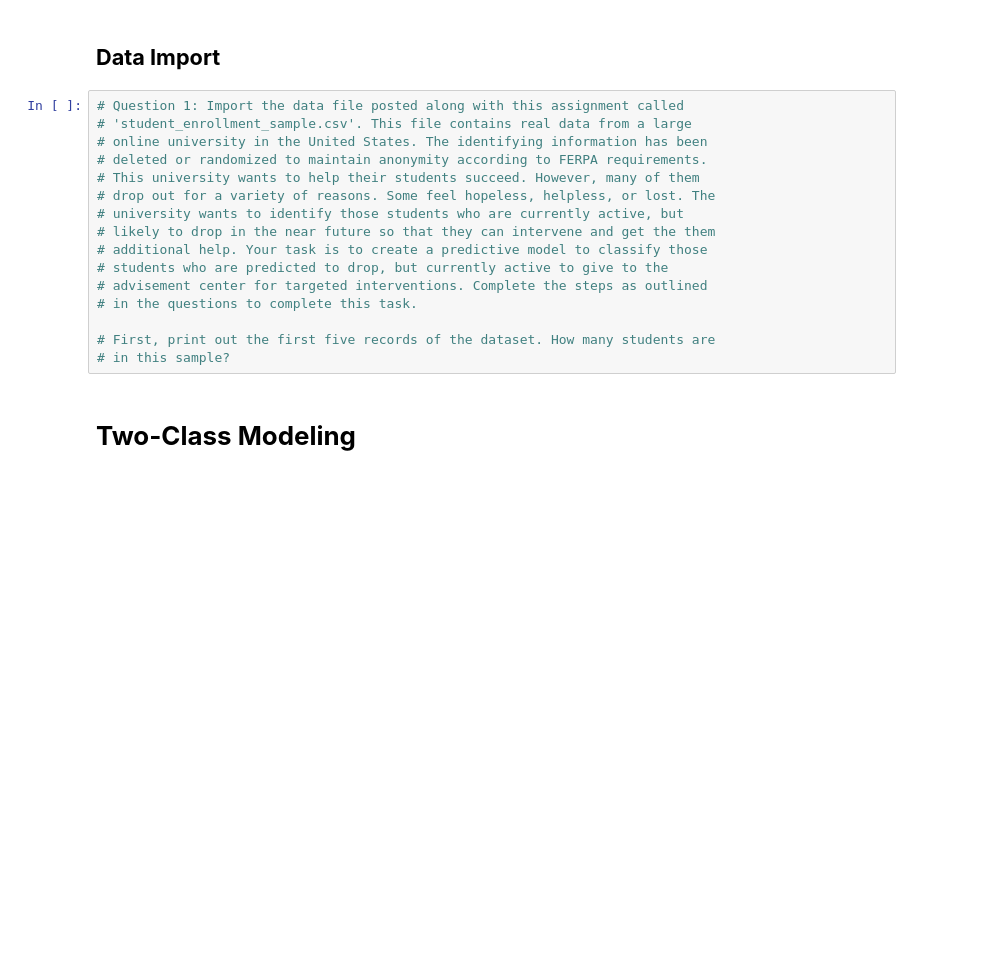
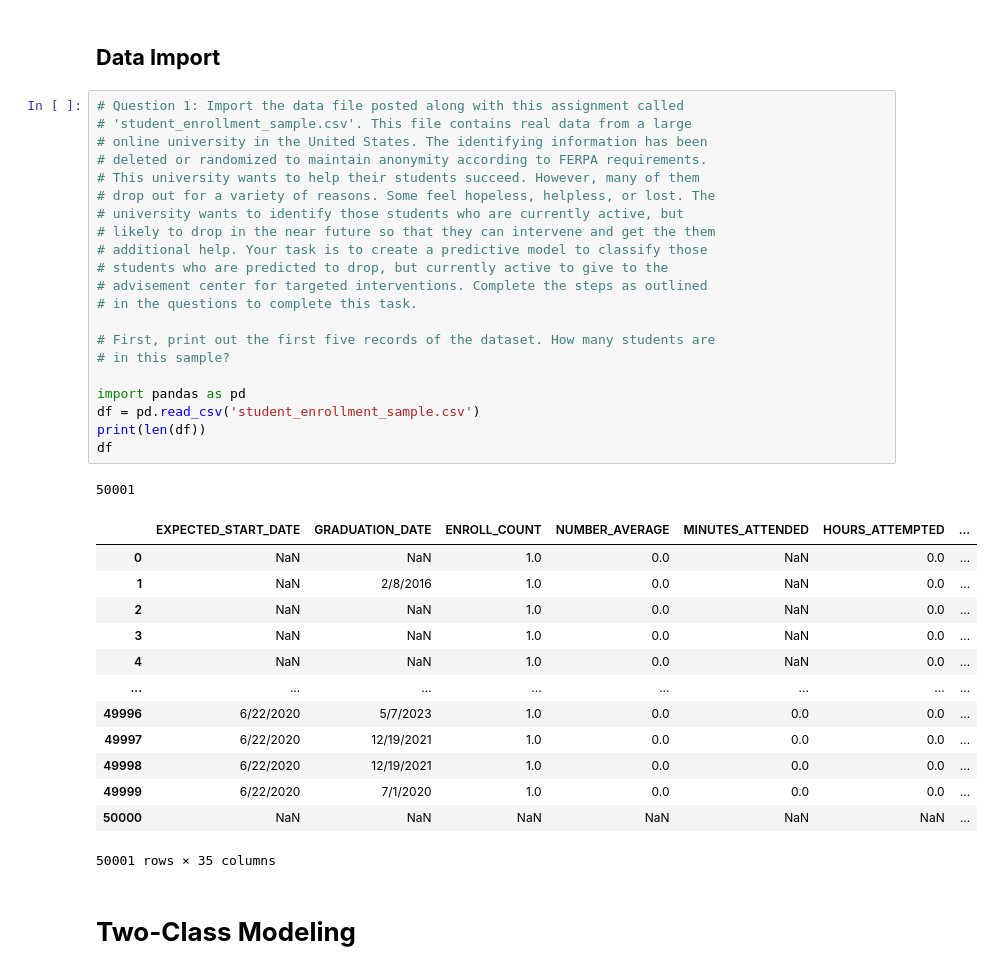
Before and after one commit to idayley/IS455, a Jupyter notebook: 1 Checkpoints/9 Categorical/Checkpoint_DT.ipynb, the cells around one changed output. Cells and saved outputs as stored; diff of their text form; blank space fills up the shorter version.

```diff
--- a/1 Checkpoints/9 Categorical/Checkpoint_DT.ipynb
+++ b/1 Checkpoints/9 Categorical/Checkpoint_DT.ipynb
@@ -33,19 +31,39 @@ df
 # %%
 # Question 1: Import the data file posted along with this assignment called
 # 'student_enrollment_sample.csv'. This file contains real data from a large
 # online university in the United States. The identifying information has been
 # deleted or randomized to maintain anonymity according to FERPA requirements.
 # This university wants to help their students succeed. However, many of them
 # drop out for a variety of reasons. Some feel hopeless, helpless, or lost. The
 # university wants to identify those students who are currently active, but
 # likely to drop in the near future so that they can intervene and get the them
 # additional help. Your task is to create a predictive model to classify those
 # students who are predicted to drop, but currently active to give to the
 # advisement center for targeted interventions. Complete the steps as outlined
 # in the questions to complete this task.
 
 # First, print out the first five records of the dataset. How many students are
 # in this sample?
+
+import pandas as pd
+df = pd.read_csv('student_enrollment_sample.csv')
+print(len(df))
+df
+# %% [output]
+50001
+|  | EXPECTED_START_DATE | GRADUATION_DATE | ENROLL_COUNT | NUMBER_AVERAGE | MINUTES_ATTENDED | HOURS_ATTEMPTED | ... |
+| 0 | NaN | NaN | 1.0 | 0.0 | NaN | 0.0 | ... |
+| 1 | NaN | 2/8/2016 | 1.0 | 0.0 | NaN | 0.0 | ... |
+| 2 | NaN | NaN | 1.0 | 0.0 | NaN | 0.0 | ... |
+| 3 | NaN | NaN | 1.0 | 0.0 | NaN | 0.0 | ... |
+| 4 | NaN | NaN | 1.0 | 0.0 | NaN | 0.0 | ... |
+| ... | ... | ... | ... | ... | ... | ... | ... |
+| 49996 | 6/22/2020 | 5/7/2023 | 1.0 | 0.0 | 0.0 | 0.0 | ... |
+| 49997 | 6/22/2020 | 12/19/2021 | 1.0 | 0.0 | 0.0 | 0.0 | ... |
+| 49998 | 6/22/2020 | 12/19/2021 | 1.0 | 0.0 | 0.0 | 0.0 | ... |
+| 49999 | 6/22/2020 | 7/1/2020 | 1.0 | 0.0 | 0.0 | 0.0 | ... |
+| 50000 | NaN | NaN | NaN | NaN | NaN | NaN | ... |
+50001 rows × 35 columns
 # %% [markdown]
 # **Two-Class Modeling**
 # %% [markdown]
```
Also changed, not shown: parts of 15 cells of this notebook, 2 other files.
